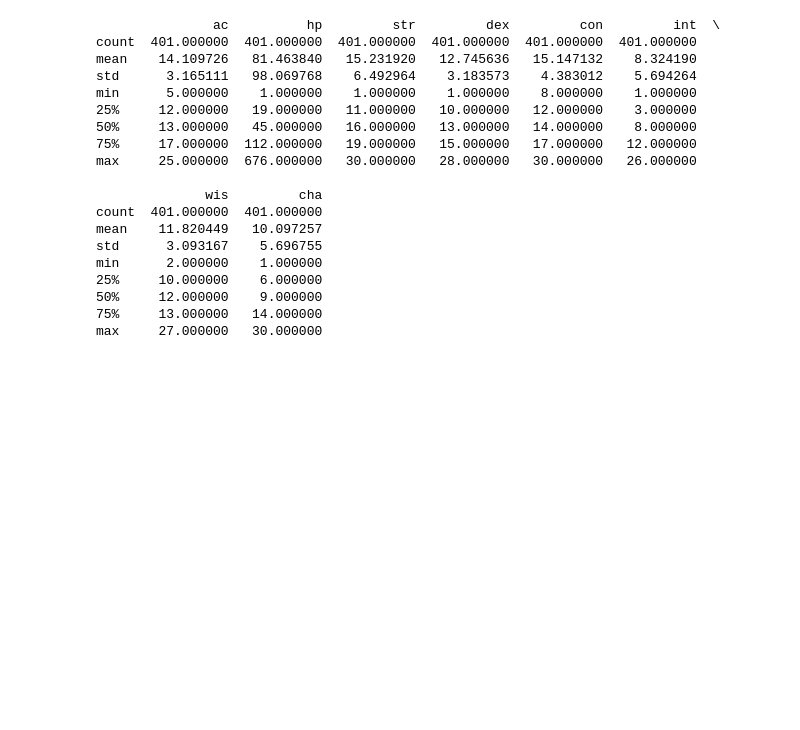
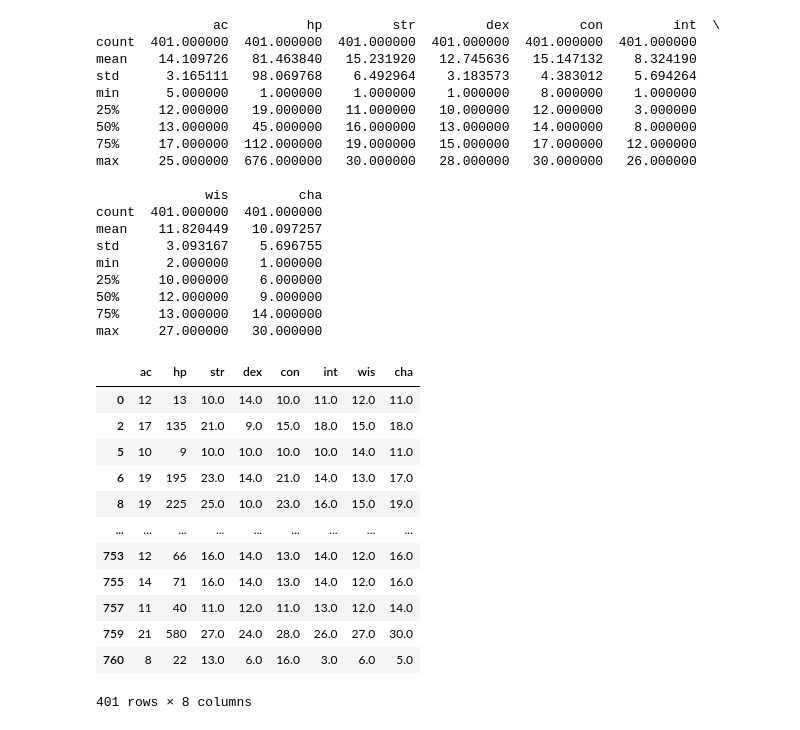
Before and after one commit to TheCarpeDM/DND, a Jupyter notebook: Data_cleaning.ipynb, the cells around one changed output. Drawn from its saved outputs; the diff is of its cells as text; code cells hidden in the pictures; blank space fills up the shorter version.

```diff
--- a/Data_cleaning.ipynb
+++ b/Data_cleaning.ipynb
@@ -204,6 +204,23 @@ min      2.000000    1.000000
 50%     12.000000    9.000000
 75%     13.000000   14.000000
 max     27.000000   30.000000
+# %%
+stats_df = monsters_df[['ac', 'hp', 'str', 'dex', 'con', 'int', 'wis', 'cha']]
+stats_df
+# %% [output]
+|  | ac | hp | str | dex | con | int | wis | cha |
+| 0 | 12 | 13 | 10.0 | 14.0 | 10.0 | 11.0 | 12.0 | 11.0 |
+| 2 | 17 | 135 | 21.0 | 9.0 | 15.0 | 18.0 | 15.0 | 18.0 |
+| 5 | 10 | 9 | 10.0 | 10.0 | 10.0 | 10.0 | 14.0 | 11.0 |
+| 6 | 19 | 195 | 23.0 | 14.0 | 21.0 | 14.0 | 13.0 | 17.0 |
+| 8 | 19 | 225 | 25.0 | 10.0 | 23.0 | 16.0 | 15.0 | 19.0 |
+| ... | ... | ... | ... | ... | ... | ... | ... | ... |
+| 753 | 12 | 66 | 16.0 | 14.0 | 13.0 | 14.0 | 12.0 | 16.0 |
+| 755 | 14 | 71 | 16.0 | 14.0 | 13.0 | 14.0 | 12.0 | 16.0 |
+| 757 | 11 | 40 | 11.0 | 12.0 | 11.0 | 13.0 | 12.0 | 14.0 |
+| 759 | 21 | 580 | 27.0 | 24.0 | 28.0 | 26.0 | 27.0 | 30.0 |
+| 760 | 8 | 22 | 13.0 | 6.0 | 16.0 | 3.0 | 6.0 | 5.0 |
+401 rows × 8 columns
 # %%
 #Export final DataFrame
 monsters_df.to_csv("cleaned_dnd_monsters.csv", encoding='utf-8', index=False)
```
Also changed, not shown: parts of 2 cells of this notebook, 3 other files.
